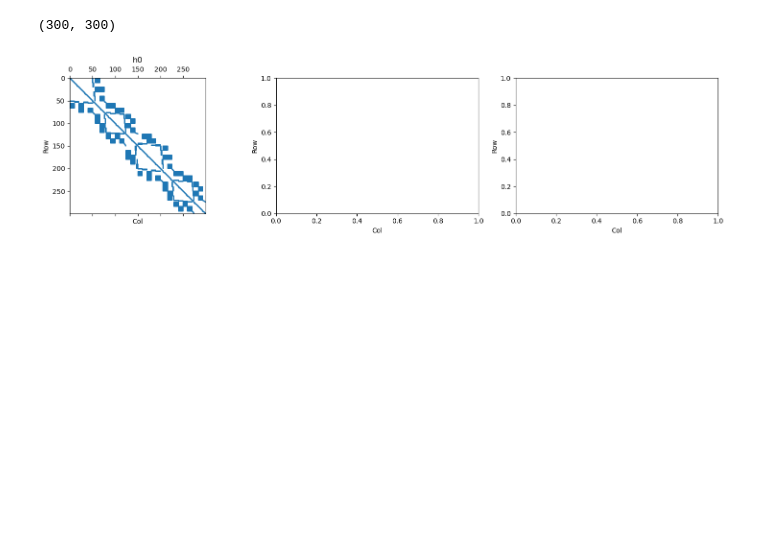
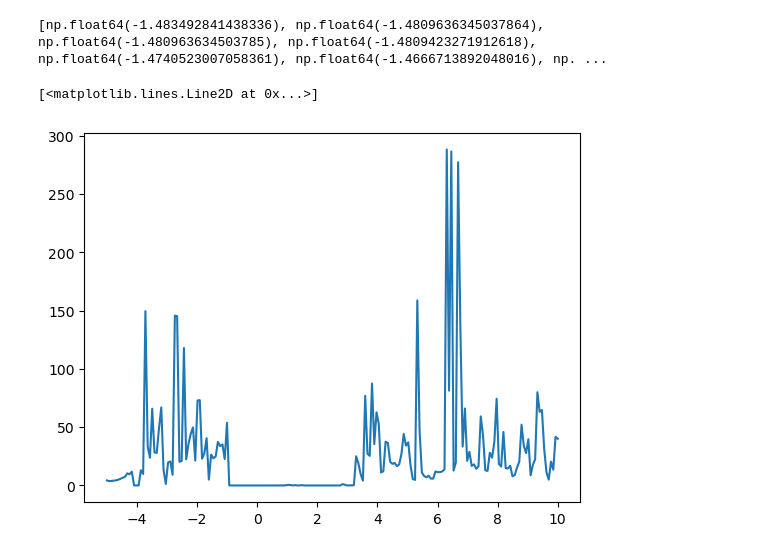
Before and after one commit to nandandiwan/Berkeley-Transport-Simulator, a Jupyter notebook: src/negf/examples/transmission_test.ipynb, the cells around one changed output. Cells and saved outputs as stored; diff of their text form; code cells hidden in the pictures; blank space fills up the shorter version.

```diff
--- a/src/negf/examples/transmission_test.ipynb
+++ b/src/negf/examples/transmission_test.ipynb
@@ -24,7 +31,7 @@ from hamiltonian.tb.orbitals import Orbitals
 Orbitals.orbital_sets = {"Si": "SiliconSP3D5S", "H": "HydrogenS"}
 # Parametric nanowire generator parameters
 a_si = 5.50
-hamiltonian = Hamiltonian(nx=2, ny=1, nz=1, a=a_si, periodic_dirs='x', passivate_x=False, nn_distance=2.4, transport_dir=[1,0,0], sort_axis='transport')
+hamiltonian = Hamiltonian(nx=9, ny=4, nz=4, a=a_si, periodic_dirs='', passivate_x=True, nn_distance=2.4, transport_dir=[1,0,0], sort_axis='transport')
 hamiltonian.initialize()
 
 # h0 is already the principal layer onsite from determine_leads
@@ -37,6 +44,3 @@ axs[0].spy(hamiltonian.h_matrix, markersize=1); axs[0].set_title('h0')
 for ax in axs:
     ax.set_xlabel('Col'); ax.set_ylabel('Row')
 plt.tight_layout(); plt.show()
-# %% [output]
-(300, 300)
-[figure, removed]
@@ -42,0 +52,11 @@ plt.tight_layout(); plt.show()
+# %%
+print(sorted(eigenvalues))
+# %% [output]
+[np.float64(-1.483492841438336), np.float64(-1.4809636345037864), np.float64(-1.480963634503785), np.float64(-1.4809423271912618), np.float64(-1.4740523007058361), np.float64(-1.4666713892048016), np. ...
+# %%
+GF = GFFunctions(hamiltonian, energy_grid=np.linspace(-5, 10, 200))
+dos = GF.total_dos(processes=32)   # now should work
+plt.plot(GF.energy_grid, dos)
+# %% [output]
+[<matplotlib.lines.Line2D at 0x...>]
+[figure, added]
```
Also changed, not shown: parts of 14 cells of this notebook, 12 other files.
